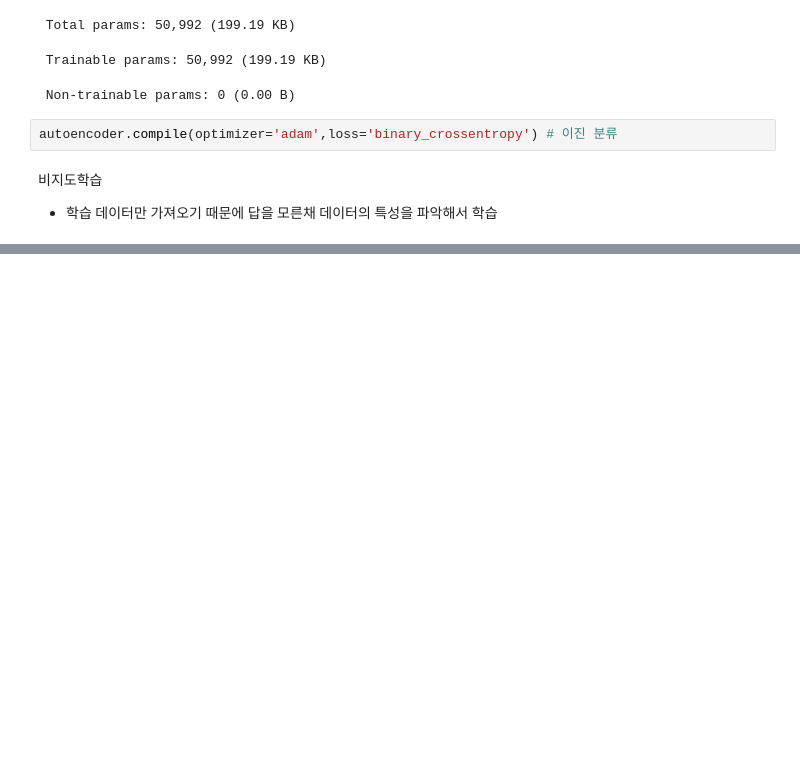
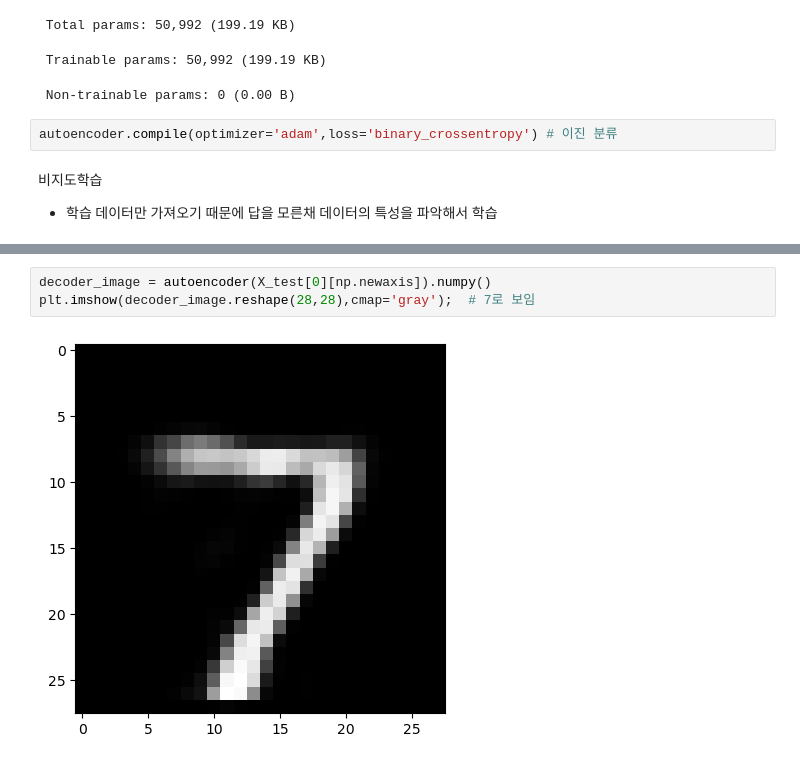
Before and after one commit to digicope/tf_lab09, a Jupyter notebook: 04_이미지 생성/02_AutoEncoder.ipynb, the cells around one changed output, grey strips where cells are left out. Saved outputs shown, nothing was run; the diff lists cells and outputs as text; blank space fills up the shorter version.

```diff
--- a/04_이미지 생성/02_AutoEncoder.ipynb
+++ b/04_이미지 생성/02_AutoEncoder.ipynb
@@ -81,0 +148,5 @@ Epoch 4/50
+# %%
+decoder_image = autoencoder(X_test[0][np.newaxis]).numpy()
+plt.imshow(decoder_image.reshape(28,28),cmap='gray');  # 7로 보임
+# %% [output]
+[figure, added]
```
Also changed, not shown: parts of 28 cells of this notebook.
